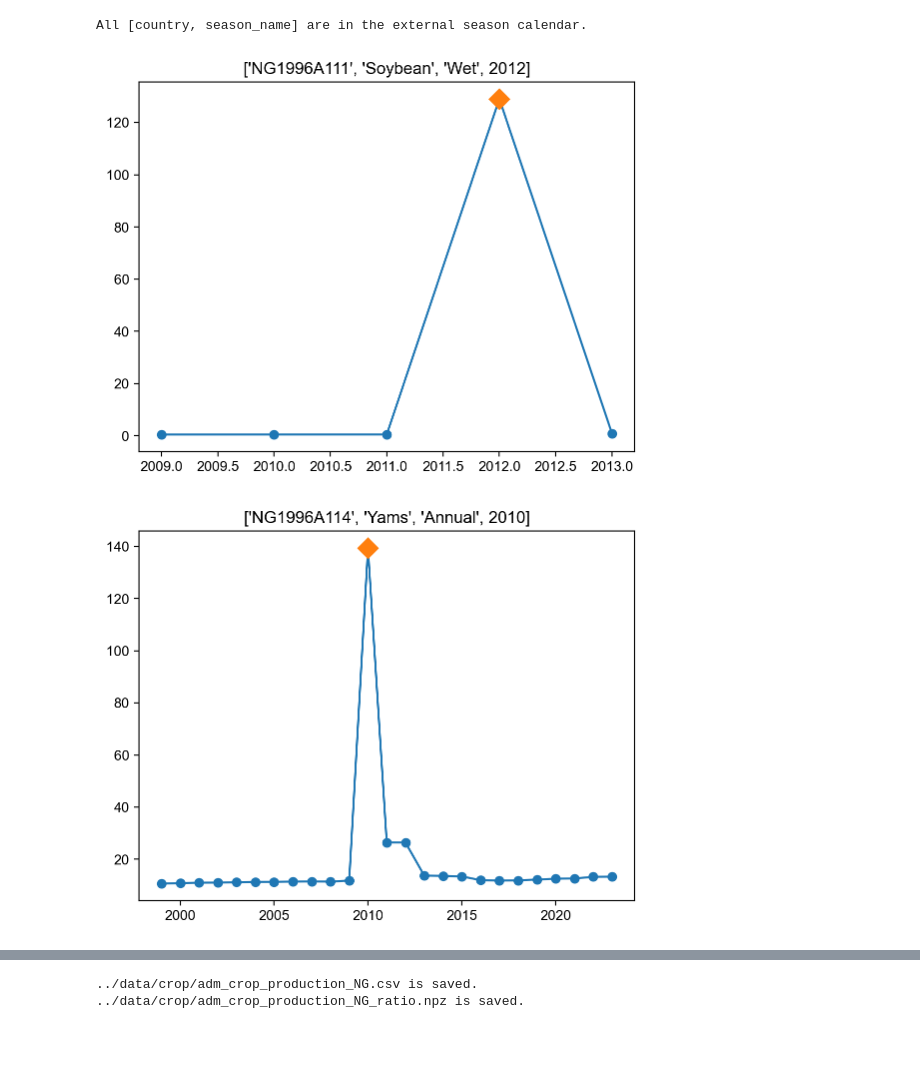
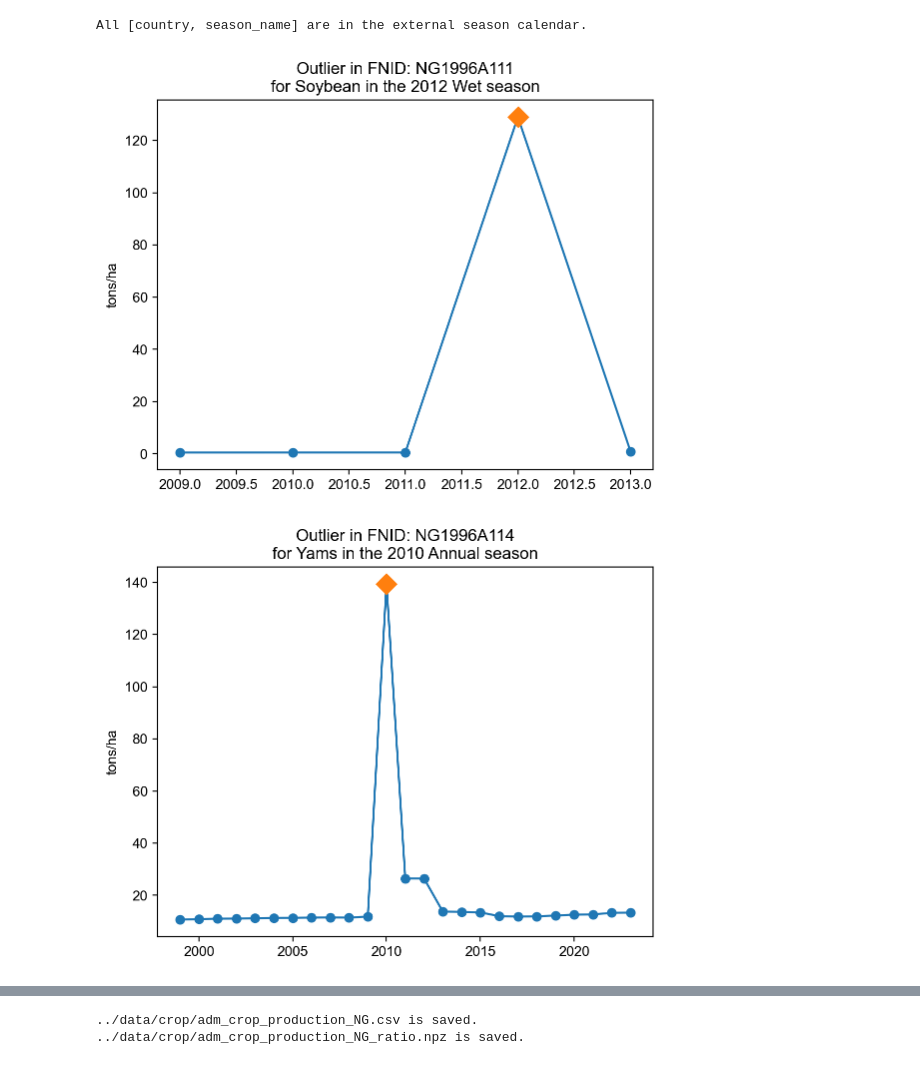
Before and after one commit to HarvestStat/HarvestStat, a Jupyter notebook: notebook/CropData_NG_Profile.ipynb, the cells around one changed output, grey strips where cells are left out. Drawn from its saved outputs; the diff is of its cells as text; code cells hidden in the pictures.

```diff
--- a/notebook/CropData_NG_Profile.ipynb
+++ b/notebook/CropData_NG_Profile.ipynb
@@ -208,21 +208,22 @@ All [country, season_name] are in the external season calendar.
 # %%
 from matplotlib import pyplot as plt
 
 outliers = [['NG1996A111','Soybean','Wet',2012],
             ['NG1996A114','Yams','Annual',2010],
             ['NG1996A109','Yams','Annual',2010],
            ]
 stack=stack.sort_values(by='harvest_year')
 
 #first plot, then remove the values (yield, production and harvested area)
 for iou in outliers:
     plt.figure()
     plt.plot(stack[(stack.fnid==iou[0])&(stack['product']==iou[1])&(stack.season_name==iou[2])&(stack.indicator=='yield')].harvest_year.values,
             stack[(stack.fnid==iou[0])&(stack['product']==iou[1])&(stack.season_name==iou[2])&(stack.indicator=='yield')].value.values,'-o')
     plt.plot(stack[(stack.fnid==iou[0])&(stack['product']==iou[1])&(stack.season_name==iou[2])&(stack.indicator=='yield')&(stack.harvest_year==iou[3])].harvest_year.values,
             stack[(stack.fnid==iou[0])&(stack['product']==iou[1])&(stack.season_name==iou[2])&(stack.indicator=='yield')&(stack.harvest_year==iou[3])].value.values,'D',markersize=10)
-    plt.title(str(iou))
+    plt.title('Outlier in FNID: '+iou[0]+'\nfor '+iou[1]+' in the '+str(iou[3])+' '+iou[2]+' season')
+    plt.ylabel('tons/ha')
     stack.loc[((stack.fnid==iou[0])&(stack['product']==iou[1])&(stack.season_name==iou[2])&(stack.harvest_year==iou[3])),'QC_flag']=1
 # %% [output]
-[figure, old version]
+[figure, new version]
-[figure, old version]
+[figure, new version]
```
Also changed, not shown: parts of 2 cells of this notebook, 36 other files.
